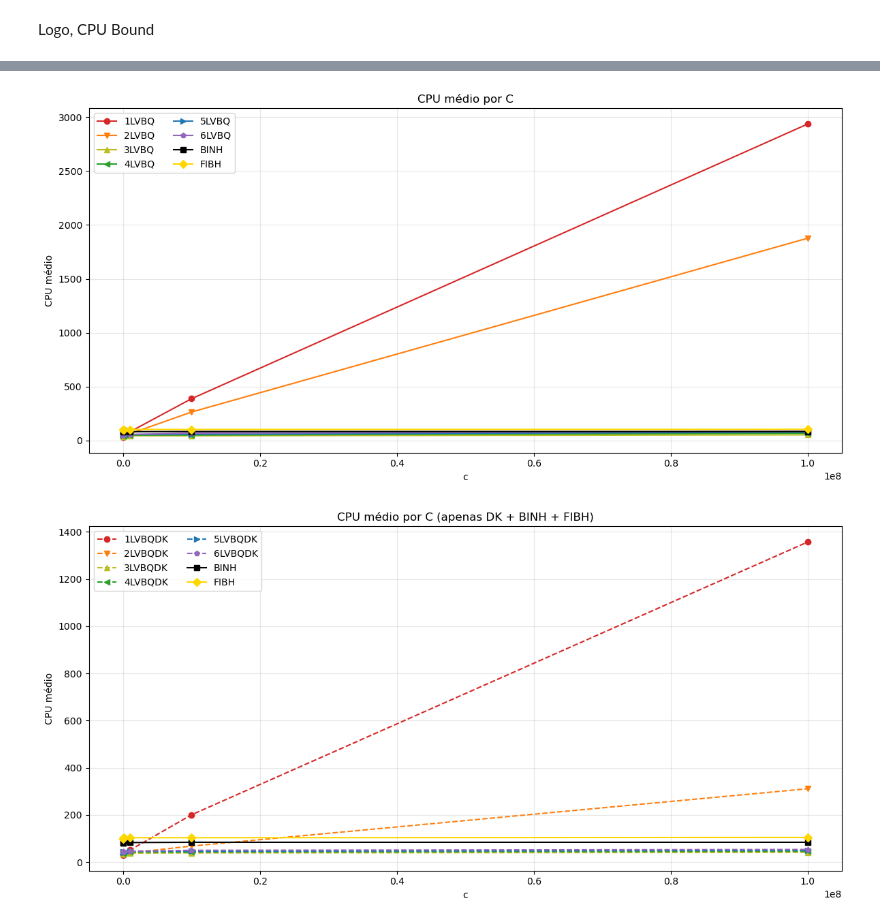
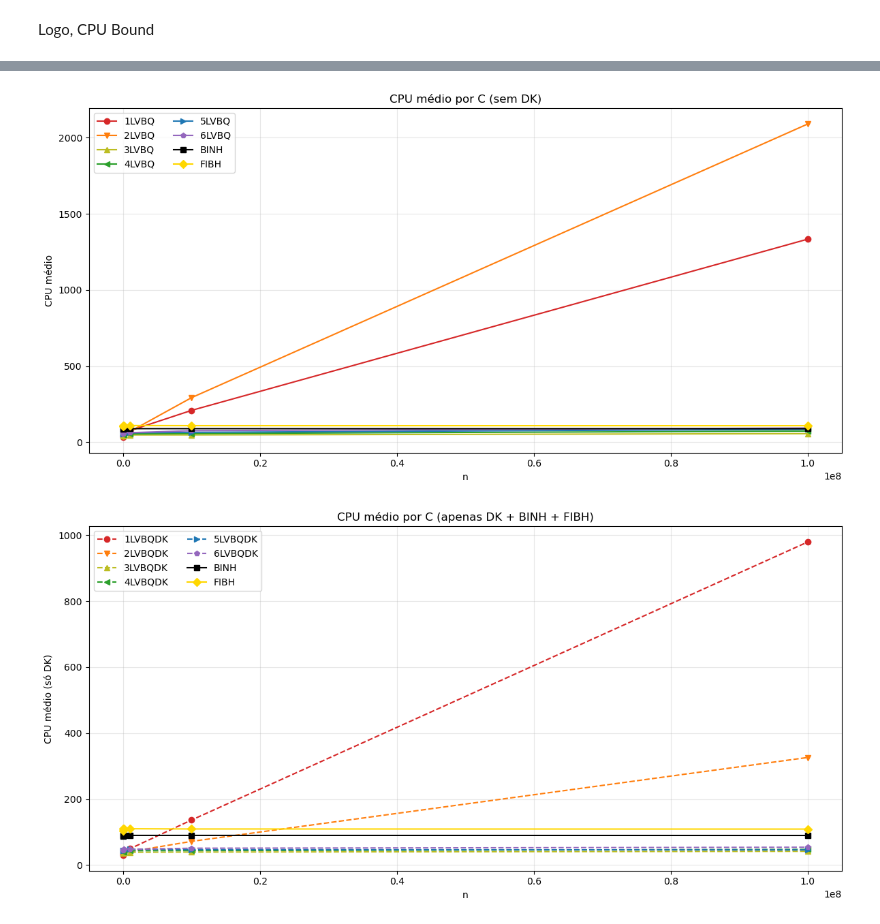
Before and after one commit to anacarlaaf/IC-2025-26-pqs-dijsktra-spp, a Jupyter notebook: utils/analise_C.ipynb, the cells around one changed output, grey strips where cells are left out. Saved outputs shown, nothing was run; the diff lists cells and outputs as text; code cells hidden in the pictures.

```diff
--- a/utils/analise_C.ipynb
+++ b/utils/analise_C.ipynb
@@ -5,12 +5,12 @@ import math, numpy as np
 import re
 import seaborn as sns
 # %%
-time_cache = '../data/outs/0327/all_time_cache.csv'
-mem = '../data/outs/0327/all_mem.csv'
+time_cache = '../data/outs/03282/all_time_cache.csv'
+ops = '../data/outs/03282/all_ops.csv'
 
 try:
     df_tcache = pd.read_csv(time_cache, sep=' ')
-    df_mem = pd.read_csv(mem, sep=' ')
+    df_ops = pd.read_csv(ops, sep=' ')
     print("Dados lidos com sucesso!")
 
 except FileNotFoundError:
@@ -449,16 +541,16 @@ for fila in filas_sel:
         marker=marker
     )
 
-plt.xlabel("c")
+plt.xlabel("n")
 plt.ylabel("CPU médio")
-plt.title("CPU médio por C")
+plt.title("CPU médio por C (sem DK)")
 plt.legend(ncol=2)  # legenda mais compacta
 plt.grid(True, alpha=0.3)
 
 plt.tight_layout()
 plt.show()
 # %% [output]
-[figure, old version]
+[figure, new version]
 # %%
 # 🎯 selecionar BINH, Fibonacci e todas LVBQ (1–6) **apenas DK**
 mask = (
@@ -512,33 +604,33 @@ for fila in filas_sel:
         # 🎨 cor por nível (1–6)
         cores = {
             1: "tab:red",
             2: "tab:orange",
             3: "tab:olive",
             4: "tab:green",
             5: "tab:blue",
             6: "tab:purple",
         }
         color = cores[nivel]
 
         linestyle = "--"  # DK → tracejado
         marker = marcadores_nivel[nivel]
 
     plt.plot(
         dados["c"],
         dados["cpu_mean"],
         label=fila,
         color=color,
         linestyle=linestyle,
         marker=marker
     )
 
-plt.xlabel("c")
-plt.ylabel("CPU médio")
+plt.xlabel("n")
+plt.ylabel("CPU médio (só DK)")
 plt.title("CPU médio por C (apenas DK + BINH + FIBH)")
 plt.legend(ncol=2)  # legenda mais compacta
 plt.grid(True, alpha=0.3)
 
 plt.tight_layout()
 plt.show()
 # %% [output]
-[figure, old version]
+[figure, new version]
```
Also changed, not shown: parts of 53 cells of this notebook, 7 other files.
